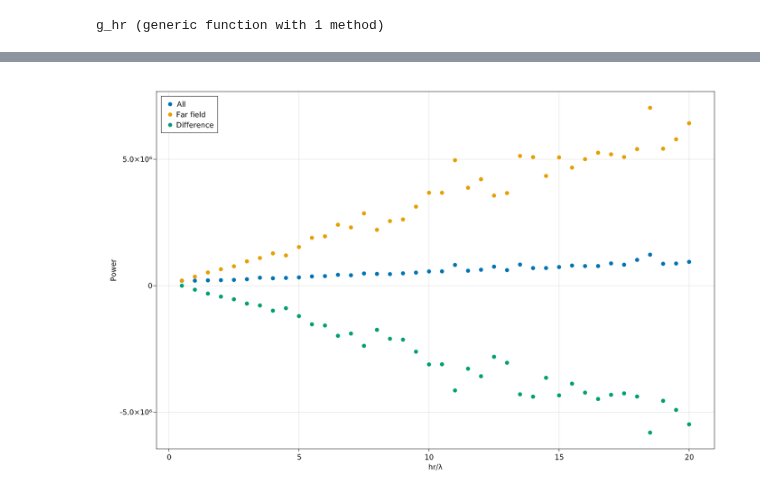
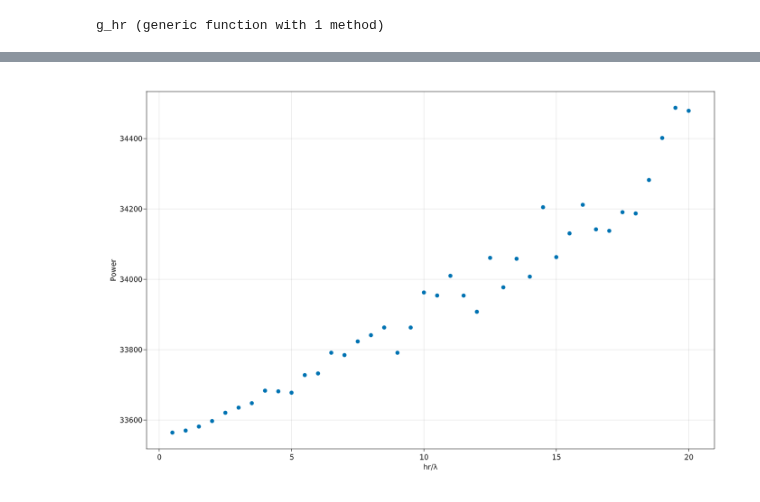
Before and after one commit to WenjieYao/RamanInFluid, a Jupyter notebook: Main.ipynb, the cells around one changed output, grey strips where cells are left out. Drawn from its saved outputs; the diff is of its cells as text; code cells hidden in the pictures.

```diff
--- a/Main.ipynb
+++ b/Main.ipynb
@@ -777,26 +799,26 @@ Warning : Gmsh must be compiled with ANN support for finding closest vertices
 # %%
 scene, layout = layoutscene(resolution=(1400,900))
 ax = layout[1,1]=Axis(scene)
 ms = 10
-lin1 = GLMakie.scatter!(ax,h_list,g_list)
-#lin2 = lines!(ax,h_list,g0_list)
-lin2 = GLMakie.scatter!(ax,h_list,range(1,length(h_list),step=1).*g0_list)
+# lin1 = GLMakie.scatter!(ax,h_list,g_list)
+# #lin2 = lines!(ax,h_list,g0_list)
+# lin2 = GLMakie.scatter!(ax,h_list,range(1,length(h_list),step=1).*g0_list)
 lin3 = GLMakie.scatter!(ax,h_list,g_list-range(1,length(h_list),step=1).*g0_list)
 
 #lin2 = scatter!(ax,range(1,12,step=1),g_r10,markersize=10)
 #lin3 = lines!(ax,range(1,12,step=1),gr_r5.+1e-9)
 #ax.yscale = log10
 ax.xlabel="hr/λ"
 ax.ylabel="Power"
 #ax.title="Eigenvalue distribution"
 
 # Legend(layout[1,1],[lin1, lin2],["Initial", "Optimized"])
-axislegend(ax, [lin1, lin2, lin3],["All","Far field","Difference"], position = :lt,
-    orientation = :vertical)
+# axislegend(ax, [lin1, lin2, lin3],["All","Far field","Difference"], position = :lt,
+#     orientation = :vertical)
 # save("Results/EigenValDistributionIO.png",scene)
 scene
 # %% [output]
-[figure, old version]
+[figure, new version]
 # %%
 open("Bowtie.txt", "w") do iop
     for i = 1 : length(h_list)
```
Also changed, not shown: parts of 13 cells of this notebook, 15 other files.
